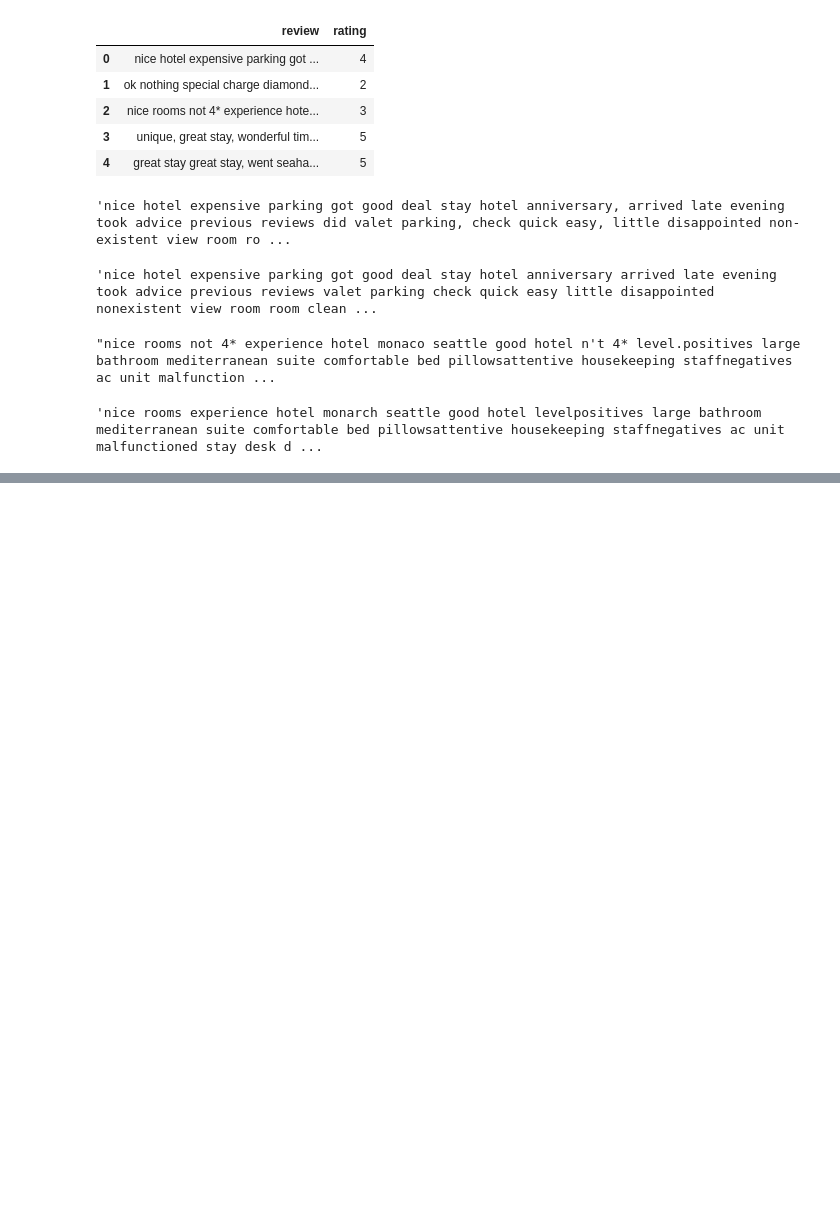
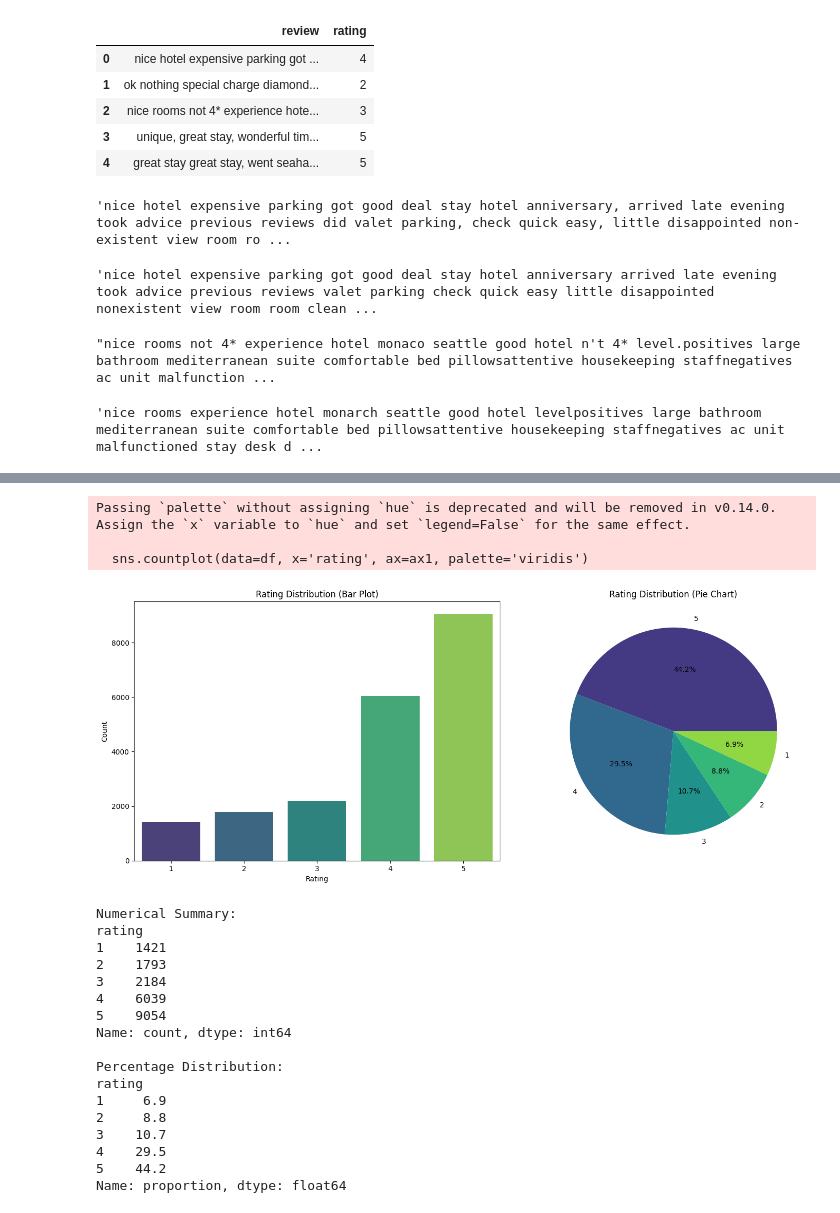
Before and after one commit to FIUBA-CEIA-18Co2024/AM1-TP, a Jupyter notebook: notebook.ipynb, the cells around one changed output, grey strips where cells are left out. Saved outputs shown, nothing was run; the diff lists cells and outputs as text; code cells hidden in the pictures; blank space fills up the shorter version.

Commit message:
add text pre processing, distribution analysis

```diff
--- a/notebook.ipynb
+++ b/notebook.ipynb
@@ -140,0 +235,47 @@ print(classification_report(y_test, y_pred))
+# %%
+# Create a figure with two subplots side by side
+fig, (ax1, ax2) = plt.subplots(1, 2, figsize=(15, 6))
+
+# 1. Bar plot with seaborn
+sns.countplot(data=df, x='rating', ax=ax1, palette='viridis')
+ax1.set_title('Rating Distribution (Bar Plot)')
+ax1.set_xlabel('Rating')
+ax1.set_ylabel('Count')
+
+# 2. Pie chart with matplotlib
+rating_counts = df['rating'].value_counts()
+colors = sns.color_palette('viridis', n_colors=len(rating_counts))
+ax2.pie(rating_counts, labels=rating_counts.index, autopct='%1.1f%%', colors=colors)
+ax2.set_title('Rating Distribution (Pie Chart)')
+
+# Adjust layout and display
+plt.tight_layout()
+plt.show()
+
+# Print numerical summary
+print("\nNumerical Summary:")
+print(df['rating'].value_counts().sort_index())
+print("\nPercentage Distribution:")
+print(df['rating'].value_counts(normalize=True).sort_index().mul(100).round(1))
+# %% [output]
+Passing `palette` without assigning `hue` is deprecated and will be removed in v0.14.0. Assign the `x` variable to `hue` and set `legend=False` for the same effect.
+
+  sns.countplot(data=df, x='rating', ax=ax1, palette='viridis')
+[figure, added]
+Numerical Summary:
+rating
+1    1421
+2    1793
+3    2184
+4    6039
+5    9054
+Name: count, dtype: int64
+
+Percentage Distribution:
+rating
+1     6.9
+2     8.8
+3    10.7
+4    29.5
+5    44.2
+Name: proportion, dtype: float64
```
Also changed, not shown: parts of 11 cells of this notebook.
